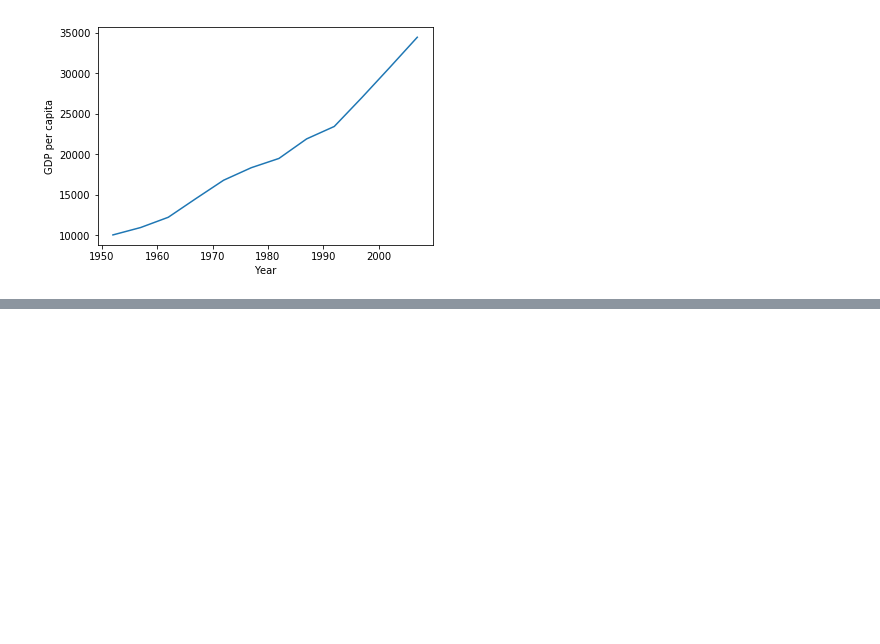
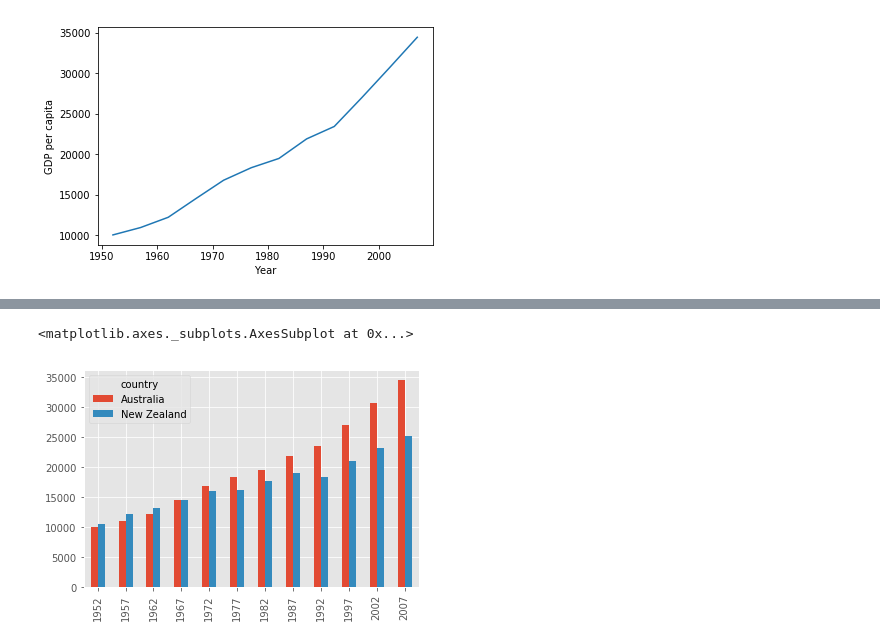
Before and after one commit to ffeli2098/Python-Day2, a Jupyter notebook: code/Day2_code.ipynb, the cells around one changed output, grey strips where cells are left out. Drawn from its saved outputs; the diff is of its cells as text; code cells hidden in the pictures; blank space fills up the shorter version.

```diff
--- a/code/Day2_code.ipynb
+++ b/code/Day2_code.ipynb
@@ -120,0 +161,7 @@ Text(0,0.5,'GDP per capita')
+# %%
+plt.style.use('ggplot')
+# %%
+data_oc.T.plot(kind = 'bar')
+# %% [output]
+<matplotlib.axes._subplots.AxesSubplot at 0x...>
+[figure, added]
```
Also changed, not shown: parts of 10 cells of this notebook, 1 other file.
